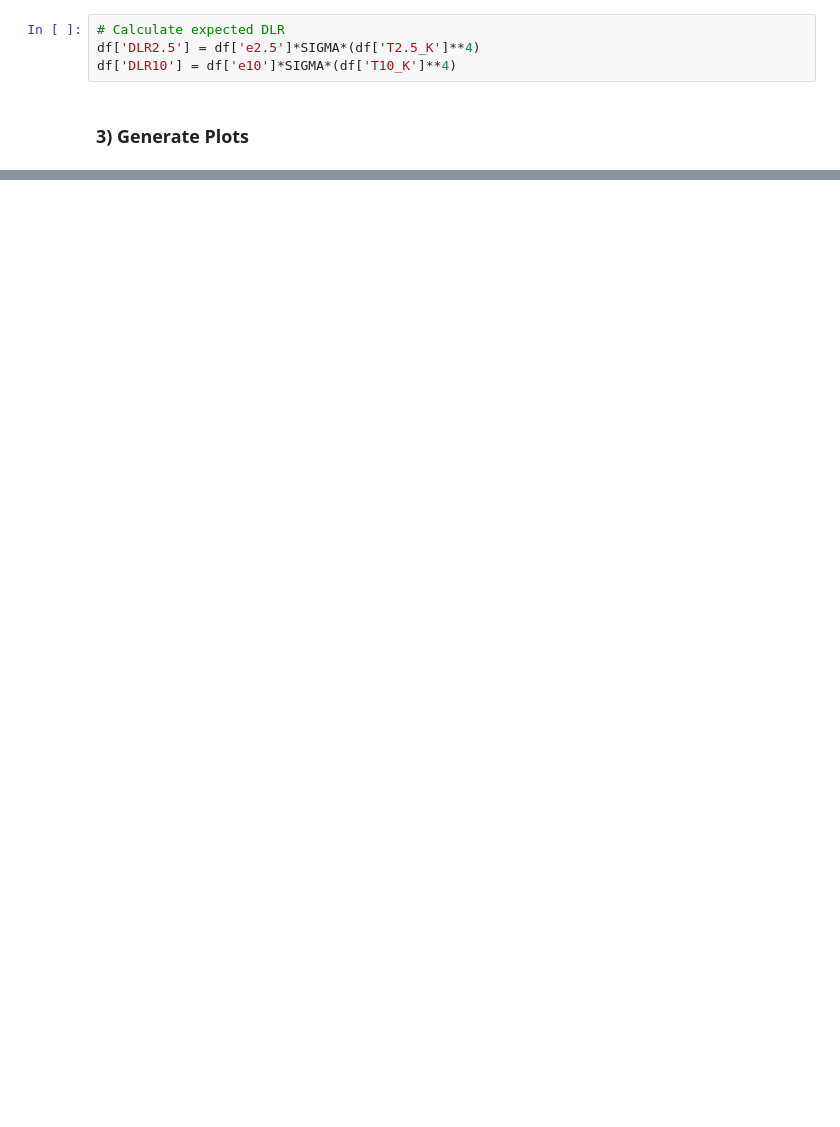
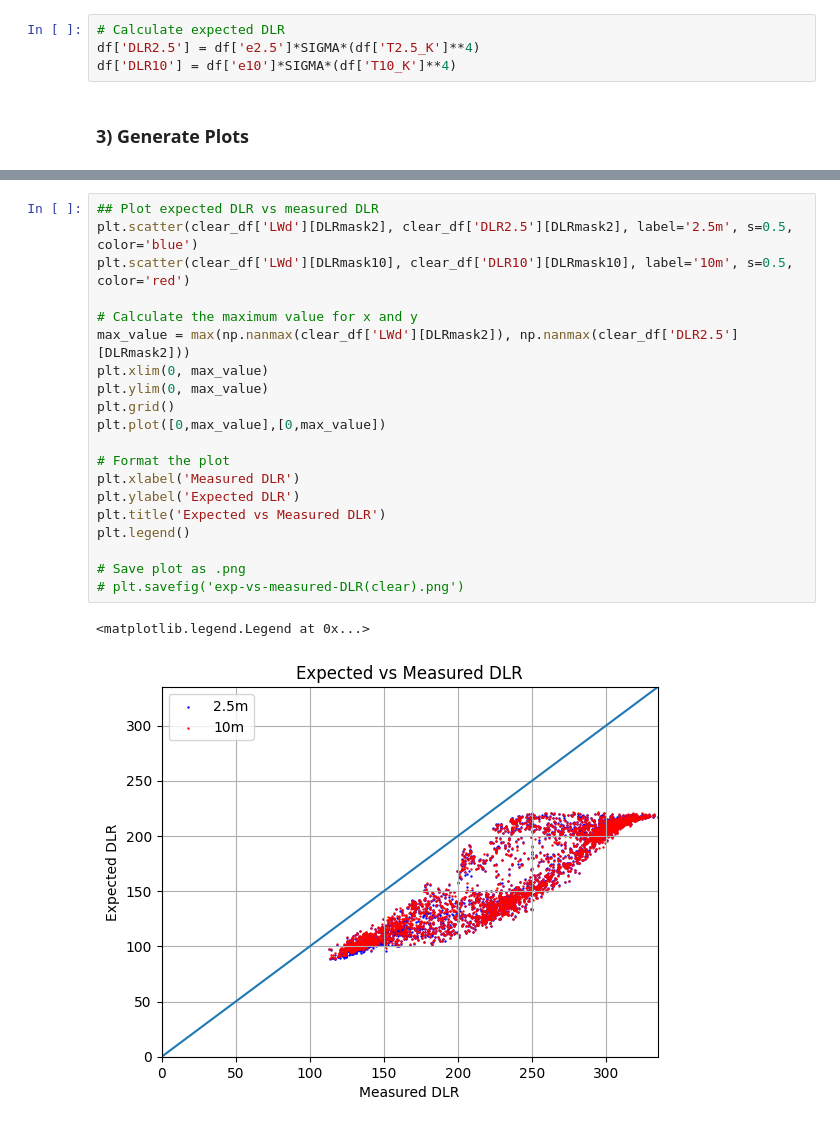
Before and after one commit to JMKniss/arctic-cloud, a Jupyter notebook: notebooks/brunt-equation-script.ipynb, the cells around one changed output, grey strips where cells are left out. Drawn from its saved outputs; the diff is of its cells as text; blank space fills up the shorter version.

```diff
--- a/notebooks/brunt-equation-script.ipynb
+++ b/notebooks/brunt-equation-script.ipynb
@@ -172,3 +235,26 @@ plt.legend()
+# %%
+## Plot expected DLR vs measured DLR
+plt.scatter(clear_df['LWd'][DLRmask2], clear_df['DLR2.5'][DLRmask2], label='2.5m', s=0.5, color='blue')
+plt.scatter(clear_df['LWd'][DLRmask10], clear_df['DLR10'][DLRmask10], label='10m', s=0.5, color='red')
+
+# Calculate the maximum value for x and y
+max_value = max(np.nanmax(clear_df['LWd'][DLRmask2]), np.nanmax(clear_df['DLR2.5'][DLRmask2]))
+plt.xlim(0, max_value)
+plt.ylim(0, max_value)
+plt.grid()
+plt.plot([0,max_value],[0,max_value])
+
+# Format the plot
+plt.xlabel('Measured DLR')
+plt.ylabel('Expected DLR')
+plt.title('Expected vs Measured DLR')
+plt.legend()
+
+# Save plot as .png
+# plt.savefig('exp-vs-measured-DLR(clear).png')
+# %% [output]
+<matplotlib.legend.Legend at 0x...>
+[figure, added]
 # %% [markdown]
 ### Notes on Next Steps:
 
```
Also changed, not shown: parts of 22 cells of this notebook, 3 other files.
